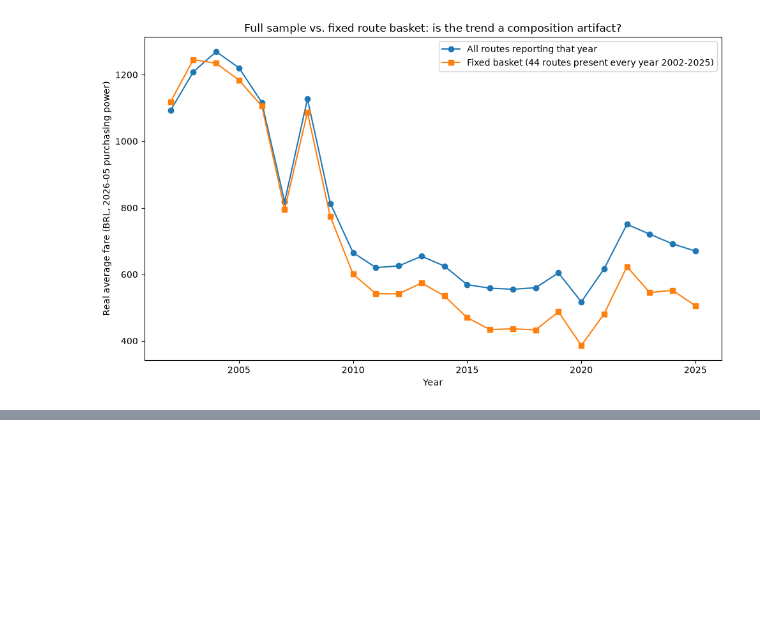
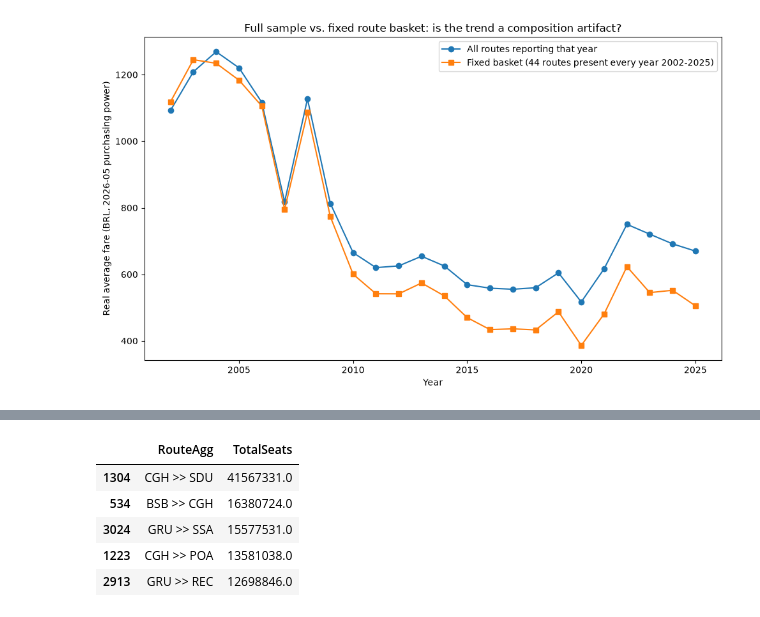
Before and after one commit to fredericohorst/flight-fares-analysis, a Jupyter notebook: airline_prices.ipynb, the cells around one changed output, grey strips where cells are left out. Cells and saved outputs as stored; diff of their text form; code cells hidden in the pictures; blank space fills up the shorter version.

```diff
--- a/airline_prices.ipynb
+++ b/airline_prices.ipynb
@@ -214,0 +223,19 @@ coefficient-of-variation cells above for route-level spread); 2026 is excluded a
+# %%
+import pandas
+import os
+
+metrics = pandas.read_csv(os.getcwd() + "/metrics_files/fare_metrics_by_year_deflated.csv", sep=",", encoding="utf-8")
+metrics['Year'] = metrics['YearMonth'].str[:4].astype(int)
+metrics = metrics[metrics['Year'] < 2026]
+
+route_seats = metrics.groupby('RouteAgg')['TotalSeats'].sum().reset_index()
+route_seats = route_seats.sort_values('TotalSeats', ascending=False)
+top5_routes = route_seats.head(5)['RouteAgg'].tolist()
+route_seats.head(5)
+# %% [output]
+|  | RouteAgg | TotalSeats |
+| 1304 | CGH >> SDU | 41567331.0 |
+| 534 | BSB >> CGH | 16380724.0 |
+| 3024 | GRU >> SSA | 15577531.0 |
+| 1223 | CGH >> POA | 13581038.0 |
+| 2913 | GRU >> REC | 12698846.0 |
```
Also changed, not shown: parts of 8 cells of this notebook.
